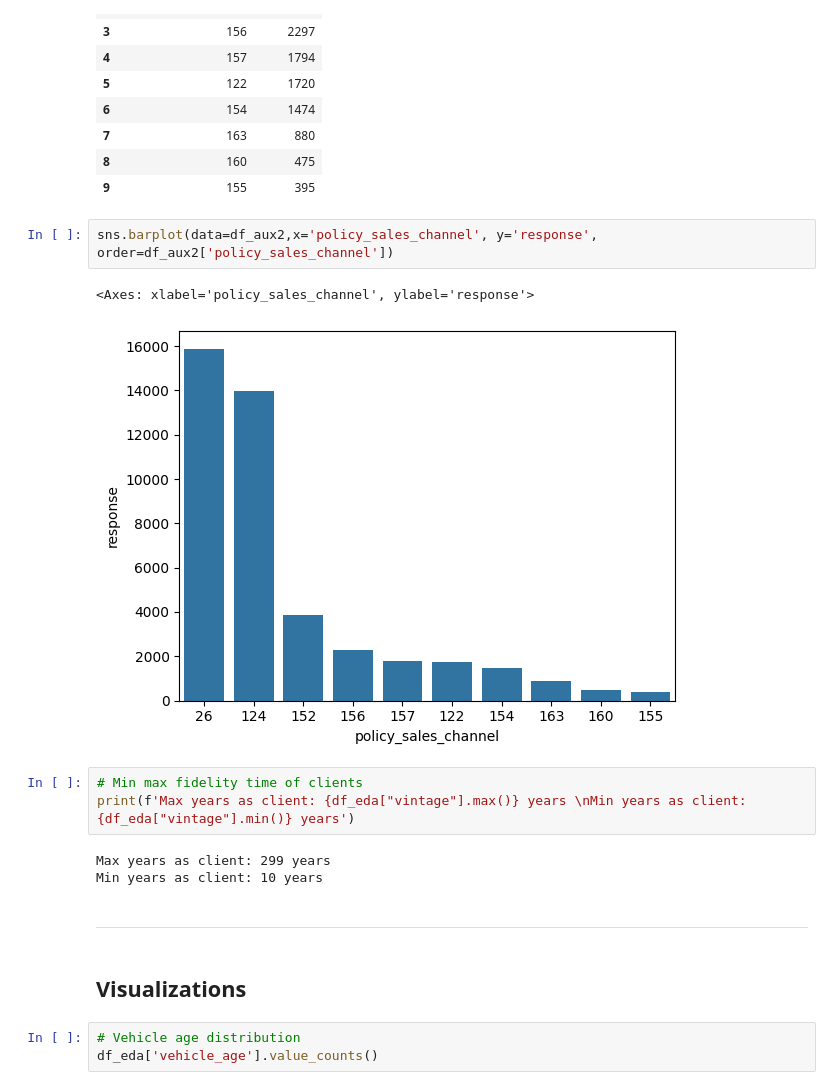
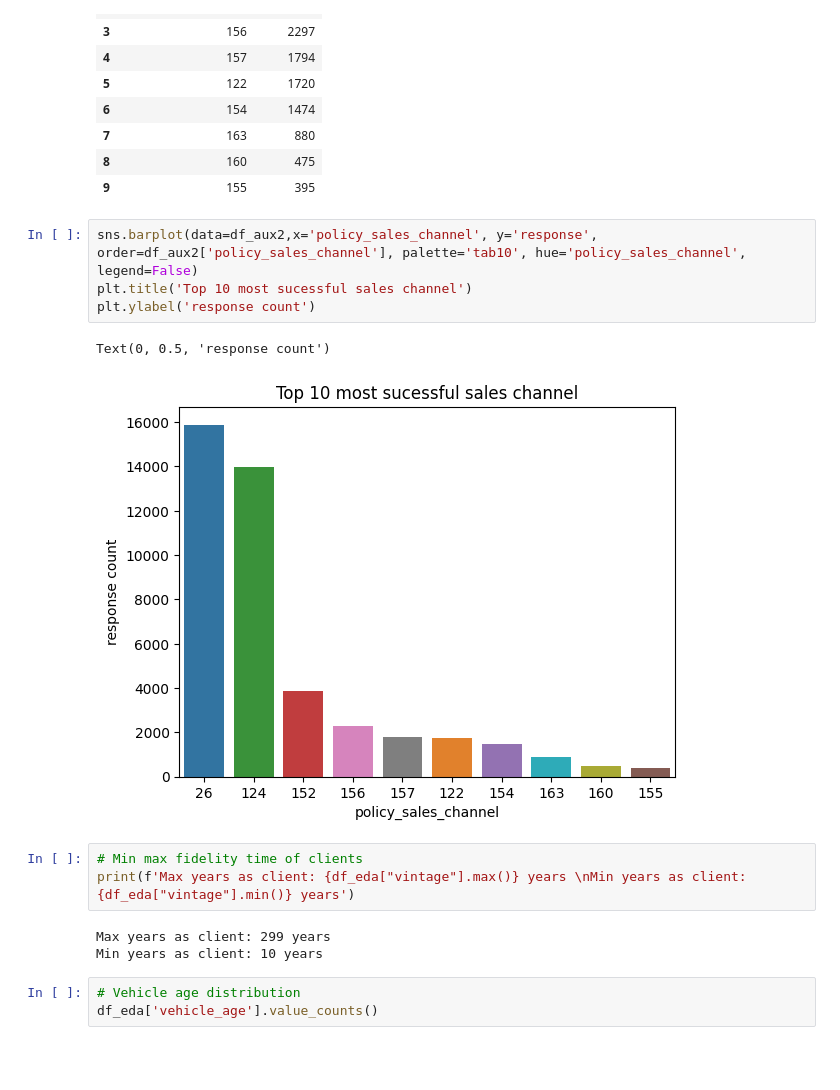
Before and after one commit to iury-repo/health_insurance_cs, a Jupyter notebook: notebooks/1.01-ims-data-exploration.ipynb, the cells around one changed output. Cells and saved outputs as stored; diff of their text form; blank space fills up the shorter version.

Commit message:
Add policy channel visualization and minor changes

```diff
--- a/notebooks/1.01-ims-data-exploration.ipynb
+++ b/notebooks/1.01-ims-data-exploration.ipynb
@@ -155,20 +182,18 @@ df_aux2
 | 8 | 160 | 475 |
 | 9 | 155 | 395 |
 # %%
-sns.barplot(data=df_aux2,x='policy_sales_channel', y='response', order=df_aux2['policy_sales_channel'])
+sns.barplot(data=df_aux2,x='policy_sales_channel', y='response', order=df_aux2['policy_sales_channel'], palette='tab10', hue='policy_sales_channel', legend=False)
+plt.title('Top 10 most sucessful sales channel')
+plt.ylabel('response count')
 # %% [output]
-<Axes: xlabel='policy_sales_channel', ylabel='response'>
+Text(0, 0.5, 'response count')
-[figure, old version]
+[figure, new version]
 # %%
 # Min max fidelity time of clients
 print(f'Max years as client: {df_eda["vintage"].max()} years \nMin years as client: {df_eda["vintage"].min()} years')
 # %% [output]
 Max years as client: 299 years
 Min years as client: 10 years
-# %% [markdown]
----
-# %% [markdown]
-## Visualizations
 # %%
 # Vehicle age distribution
 df_eda['vehicle_age'].value_counts()
```
Also changed, not shown: parts of 12 cells of this notebook.
